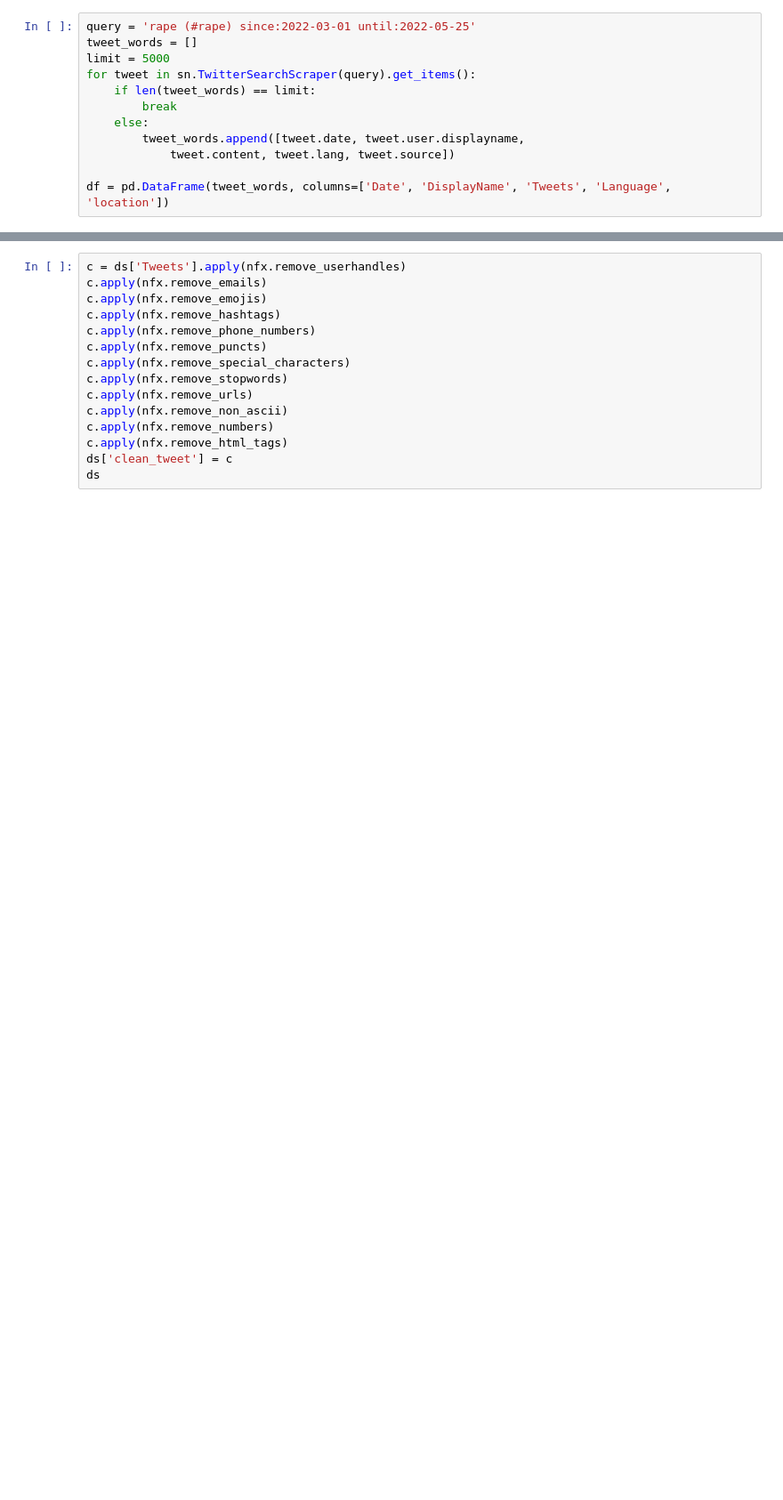
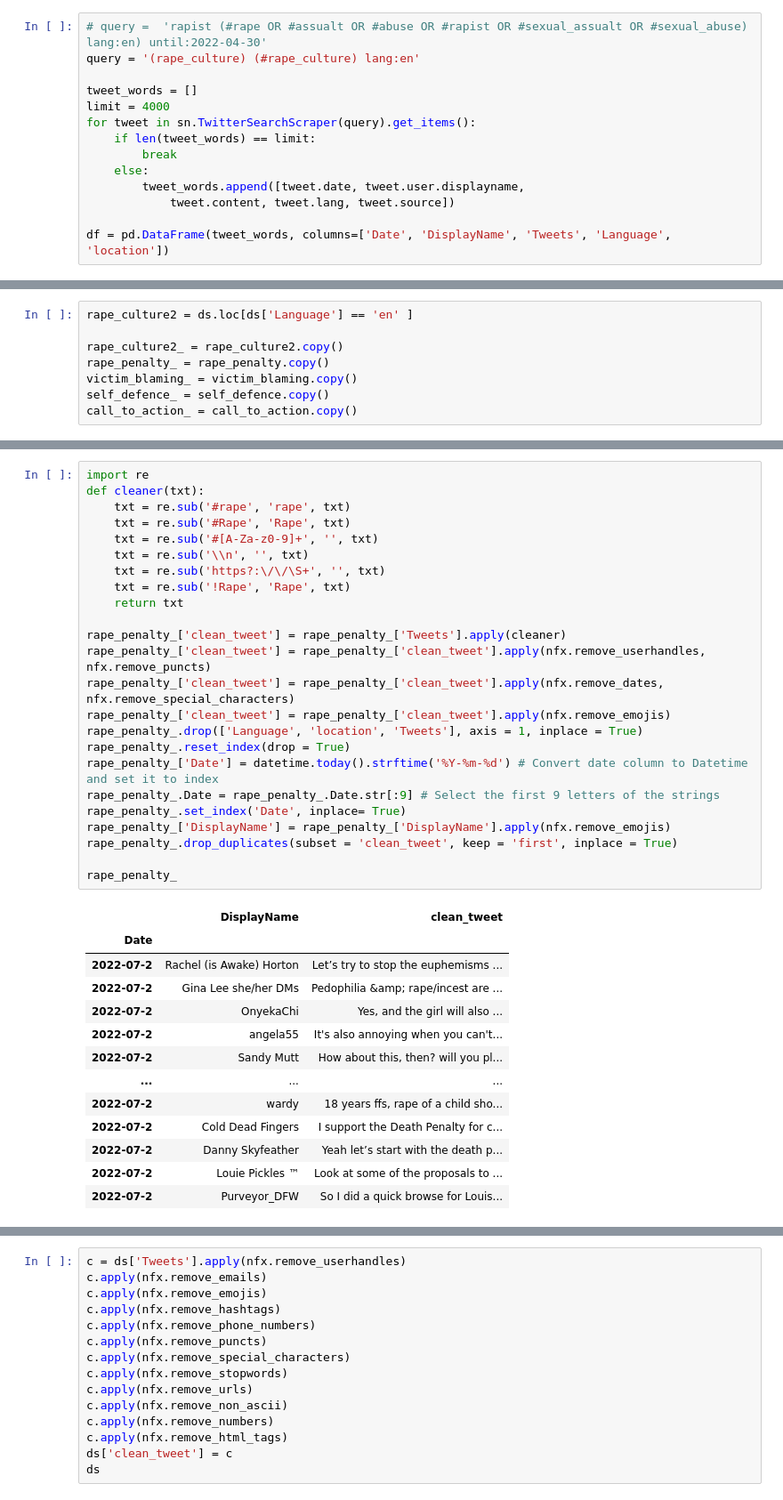
Before and after one commit to EhizDanny/Text_Classification, a Jupyter notebook: rape_analysis.ipynb, the cells around one changed output, grey strips where cells are left out. Shown at 89% size. Saved outputs shown, nothing was run; the diff lists cells and outputs as text; blank space fills up the shorter version.

```diff
--- a/rape_analysis.ipynb
+++ b/rape_analysis.ipynb
@@ -10,7 +27,9 @@ from neattext.pipeline import TextPipeline
 # %%
-query = 'rape (#rape) since:2022-03-01 until:2022-05-25'
+# query =  'rapist (#rape OR #assualt OR #abuse OR #rapist OR #sexual_assualt OR #sexual_abuse) lang:en) until:2022-04-30'
+query = '(rape_culture) (#rape_culture) lang:en'
+
 tweet_words = []
-limit = 5000
+limit = 4000
 for tweet in sn.TwitterSearchScraper(query).get_items():
     if len(tweet_words) == limit:
         break
@@ -158,0 +99,8 @@ ds
+# %%
+rape_culture2 = ds.loc[ds['Language'] == 'en' ]
+
+rape_culture2_ = rape_culture2.copy()
+rape_penalty_ = rape_penalty.copy()
+victim_blaming_ = victim_blaming.copy()
+self_defence_ = self_defence.copy()
+call_to_action_ = call_to_action.copy()
@@ -158,0 +132,38 @@ ds
+# %%
+import re
+def cleaner(txt):
+    txt = re.sub('#rape', 'rape', txt)
+    txt = re.sub('#Rape', 'Rape', txt)
+    txt = re.sub('#[A-Za-z0-9]+', '', txt)
+    txt = re.sub('\\n', '', txt)
+    txt = re.sub('https?:\/\/\S+', '', txt)
+    txt = re.sub('!Rape', 'Rape', txt)
+    return txt
+
+rape_penalty_['clean_tweet'] = rape_penalty_['Tweets'].apply(cleaner)
+rape_penalty_['clean_tweet'] = rape_penalty_['clean_tweet'].apply(nfx.remove_userhandles, nfx.remove_puncts)
+rape_penalty_['clean_tweet'] = rape_penalty_['clean_tweet'].apply(nfx.remove_dates, nfx.remove_special_characters)
+rape_penalty_['clean_tweet'] = rape_penalty_['clean_tweet'].apply(nfx.remove_emojis)
+rape_penalty_.drop(['Language', 'location', 'Tweets'], axis = 1, inplace = True)
+rape_penalty_.reset_index(drop = True)
+rape_penalty_['Date'] = datetime.today().strftime('%Y-%m-%d') # Convert date column to Datetime and set it to index
+rape_penalty_.Date = rape_penalty_.Date.str[:9] # Select the first 9 letters of the strings
+rape_penalty_.set_index('Date', inplace= True)
+rape_penalty_['DisplayName'] = rape_penalty_['DisplayName'].apply(nfx.remove_emojis)
+rape_penalty_.drop_duplicates(subset = 'clean_tweet', keep = 'first', inplace = True)
+
+rape_penalty_
+# %% [output]
+|  | DisplayName | clean_tweet |
+| Date |  |  |
+| 2022-07-2 | Rachel (is Awake) Horton | Let’s try to stop the euphemisms ... |
+| 2022-07-2 | Gina Lee she/her DMs | Pedophilia &amp; rape/incest are ... |
+| 2022-07-2 | OnyekaChi | Yes, and the girl will also ... |
+| 2022-07-2 | angela55 | It's also annoying when you can't... |
+| 2022-07-2 | Sandy Mutt | How about this, then? will you pl... |
+| ... | ... | ... |
+| 2022-07-2 | wardy | 18 years ffs, rape of a child sho... |
+| 2022-07-2 | Cold Dead Fingers | I support the Death Penalty for c... |
+| 2022-07-2 | Danny Skyfeather | Yeah let’s start with the death p... |
+| 2022-07-2 | Louie Pickles ™ | Look at some of the proposals to ... |
+| 2022-07-2 | Purveyor_DFW | So I did a quick browse for Louis... |
```
Also changed, not shown: parts of 25 cells of this notebook.
